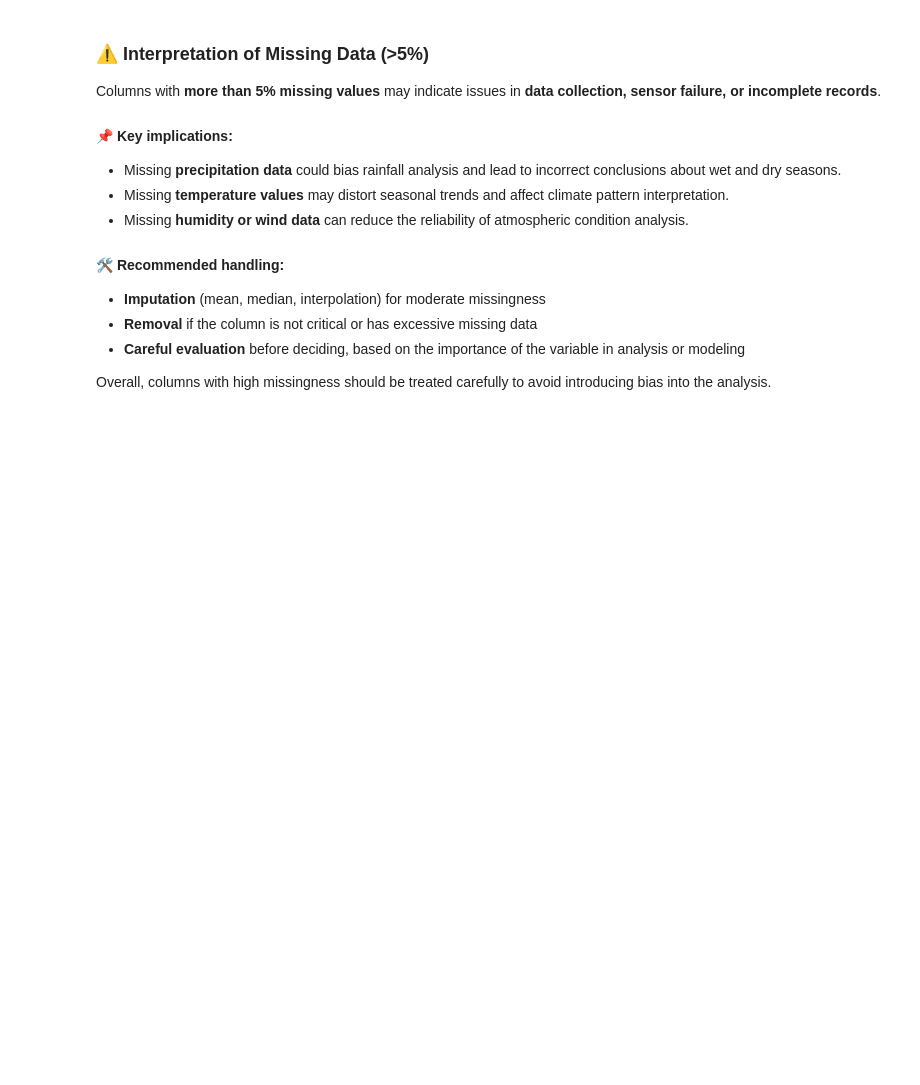
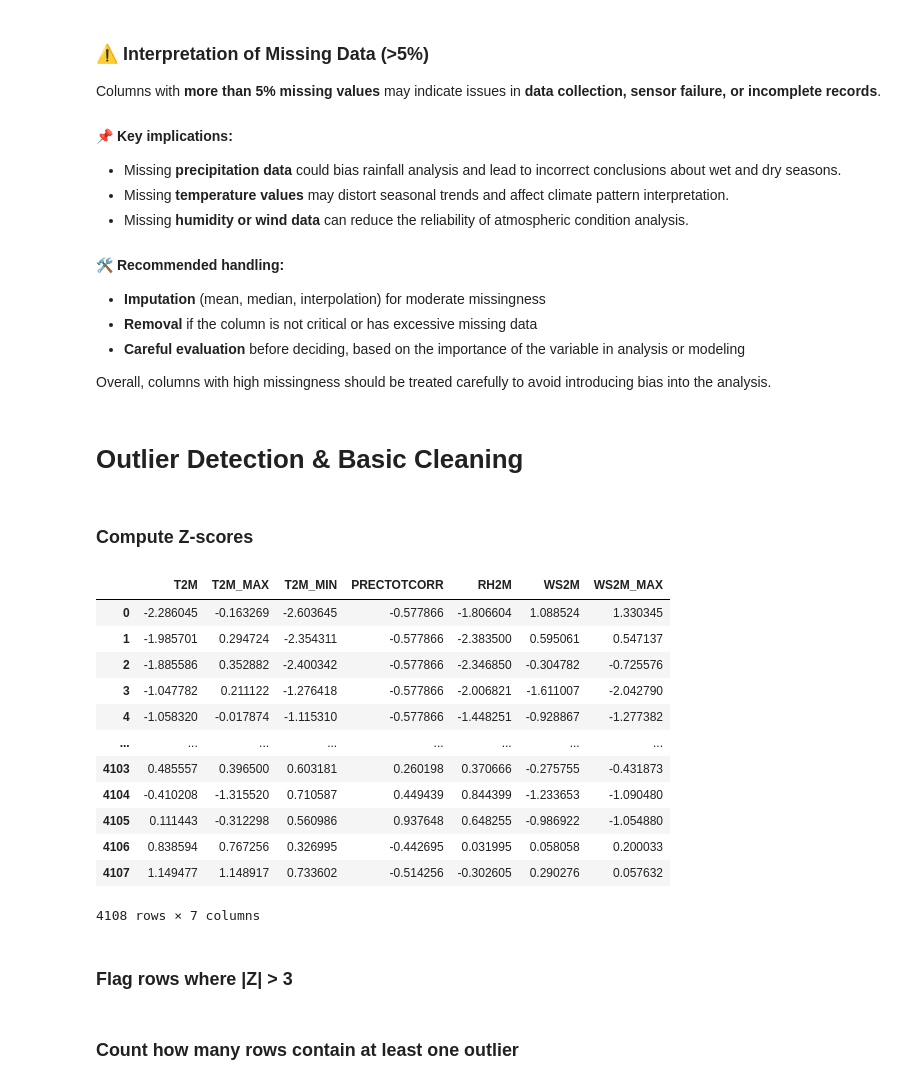
Before and after one commit to bemnetne/climate-challenge-week0, a Jupyter notebook: notebooks/ethiopia_eda.ipynb, the cells around one changed output. Cells and saved outputs as stored; diff of their text form; code cells hidden in the pictures; blank space fills up the shorter version.

Commit message:
feat:Outlier Detection & Basic Cleaning

```diff
--- a/notebooks/ethiopia_eda.ipynb
+++ b/notebooks/ethiopia_eda.ipynb
@@ -197,3 +197,28 @@ Columns with **more than 5% missing values** may indicate issues in **data colle
 - **Careful evaluation** before deciding, based on the importance of the variable in analysis or modeling
 
 Overall, columns with high missingness should be treated carefully to avoid introducing bias into the analysis.
+# %% [markdown]
+# Outlier Detection & Basic Cleaning
+# %% [markdown]
+### Compute Z-scores
+# %%
+cols = ['T2M', 'T2M_MAX', 'T2M_MIN', 'PRECTOTCORR', 'RH2M', 'WS2M', 'WS2M_MAX']
+# Compute Z-scores
+z_scores = df[cols].apply(stats.zscore)
+z_scores
+# %% [output]
+|  | T2M | T2M_MAX | T2M_MIN | PRECTOTCORR | RH2M | WS2M | WS2M_MAX |
+| 0 | -2.286045 | -0.163269 | -2.603645 | -0.577866 | -1.806604 | 1.088524 | 1.330345 |
+| 1 | -1.985701 | 0.294724 | -2.354311 | -0.577866 | -2.383500 | 0.595061 | 0.547137 |
+| 2 | -1.885586 | 0.352882 | -2.400342 | -0.577866 | -2.346850 | -0.304782 | -0.725576 |
+| 3 | -1.047782 | 0.211122 | -1.276418 | -0.577866 | -2.006821 | -1.611007 | -2.042790 |
+| 4 | -1.058320 | -0.017874 | -1.115310 | -0.577866 | -1.448251 | -0.928867 | -1.277382 |
+| ... | ... | ... | ... | ... | ... | ... | ... |
+| 4103 | 0.485557 | 0.396500 | 0.603181 | 0.260198 | 0.370666 | -0.275755 | -0.431873 |
+| 4104 | -0.410208 | -1.315520 | 0.710587 | 0.449439 | 0.844399 | -1.233653 | -1.090480 |
+| 4105 | 0.111443 | -0.312298 | 0.560986 | 0.937648 | 0.648255 | -0.986922 | -1.054880 |
+| 4106 | 0.838594 | 0.767256 | 0.326995 | -0.442695 | 0.031995 | 0.058058 | 0.200033 |
+| 4107 | 1.149477 | 1.148917 | 0.733602 | -0.514256 | -0.302605 | 0.290276 | 0.057632 |
+4108 rows × 7 columns
+# %% [markdown]
+### Flag rows where |Z| > 3
@@ -199,0 +231,2 @@ Overall, columns with high missingness should be treated carefully to avoid intr
+# %% [markdown]
+### Count how many rows contain at least one outlier
```
Also changed, not shown: parts of 6 cells of this notebook.
